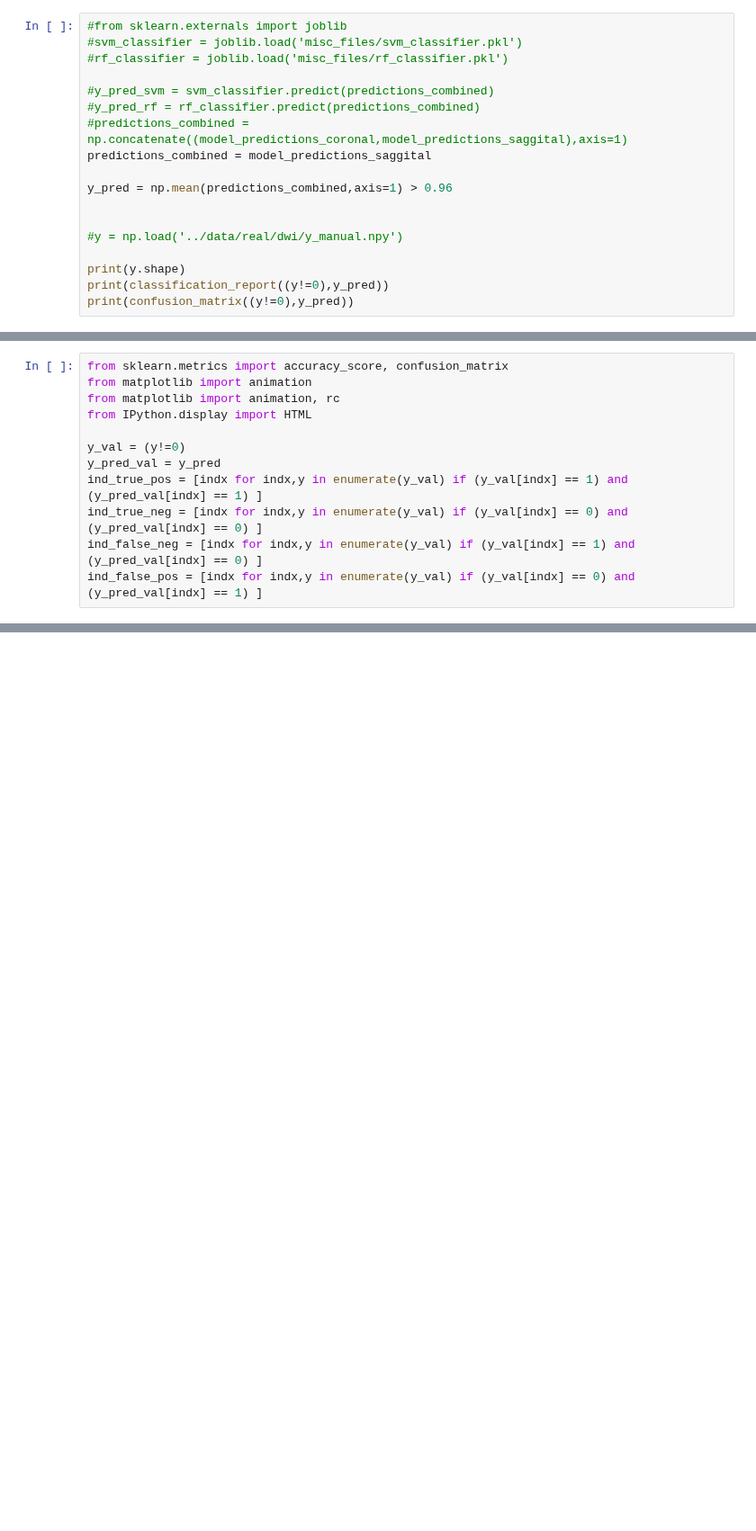
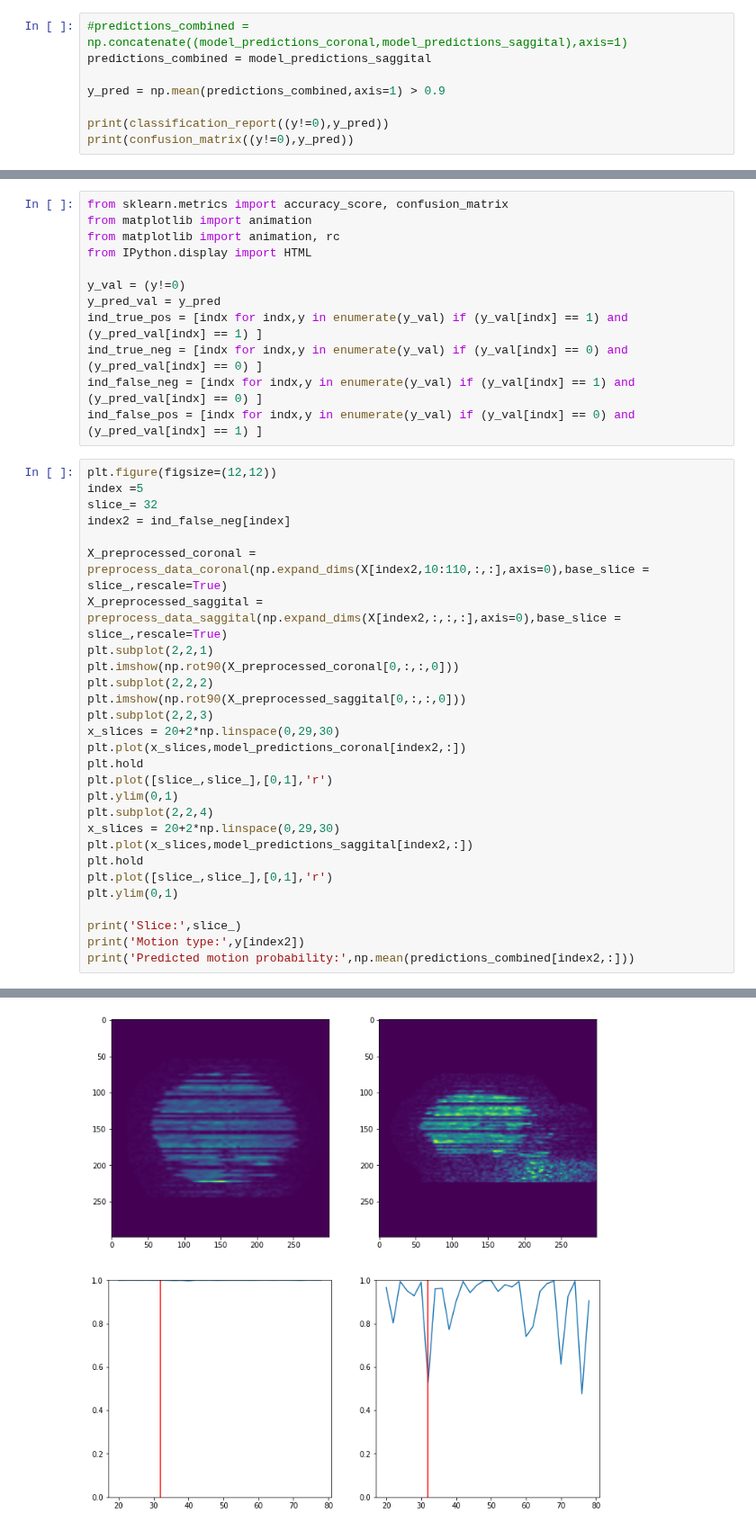
Before and after one commit to marksgraham/deep-qc, a Jupyter notebook: code/test_real.ipynb, the cells around one changed output, grey strips where cells are left out. Shown at 90% size. Saved outputs shown, nothing was run; the diff lists cells and outputs as text; blank space fills up the shorter version.

```diff
--- a/code/test_real.ipynb
+++ b/code/test_real.ipynb
@@ -242,19 +234,9 @@ IndexError: list index out of range
 # %%
-#from sklearn.externals import joblib
-#svm_classifier = joblib.load('misc_files/svm_classifier.pkl')
-#rf_classifier = joblib.load('misc_files/rf_classifier.pkl')
-
-#y_pred_svm = svm_classifier.predict(predictions_combined)
-#y_pred_rf = rf_classifier.predict(predictions_combined)
 #predictions_combined = np.concatenate((model_predictions_coronal,model_predictions_saggital),axis=1)
 predictions_combined = model_predictions_saggital
 
-y_pred = np.mean(predictions_combined,axis=1) > 0.96
+y_pred = np.mean(predictions_combined,axis=1) > 0.9
 
-
-#y = np.load('../data/real/dwi/y_manual.npy')
-
-print(y.shape)
 print(classification_report((y!=0),y_pred))
 print(confusion_matrix((y!=0),y_pred))
 # %% [output]
@@ -282,3 +263,32 @@ ind_true_pos = [indx for indx,y in enumerate(y_val) if (y_val[indx] == 1) and (y
 ind_true_neg = [indx for indx,y in enumerate(y_val) if (y_val[indx] == 0) and (y_pred_val[indx] == 0) ]
 ind_false_neg = [indx for indx,y in enumerate(y_val) if (y_val[indx] == 1) and (y_pred_val[indx] == 0) ]
 ind_false_pos = [indx for indx,y in enumerate(y_val) if (y_val[indx] == 0) and (y_pred_val[indx] == 1) ]
+# %%
+plt.figure(figsize=(12,12))
+index =5
+slice_= 32
+index2 = ind_false_neg[index]
+
+X_preprocessed_coronal = preprocess_data_coronal(np.expand_dims(X[index2,10:110,:,:],axis=0),base_slice = slice_,rescale=True)
+X_preprocessed_saggital = preprocess_data_saggital(np.expand_dims(X[index2,:,:,:],axis=0),base_slice = slice_,rescale=True)
+plt.subplot(2,2,1)
+plt.imshow(np.rot90(X_preprocessed_coronal[0,:,:,0]))
+plt.subplot(2,2,2)
+plt.imshow(np.rot90(X_preprocessed_saggital[0,:,:,0]))
+plt.subplot(2,2,3)
+x_slices = 20+2*np.linspace(0,29,30)
+plt.plot(x_slices,model_predictions_coronal[index2,:])
+plt.hold
+plt.plot([slice_,slice_],[0,1],'r')
+plt.ylim(0,1)
+plt.subplot(2,2,4)
+x_slices = 20+2*np.linspace(0,29,30)
+plt.plot(x_slices,model_predictions_saggital[index2,:])
+plt.hold
+plt.plot([slice_,slice_],[0,1],'r')
+plt.ylim(0,1)
+
+print('Slice:',slice_)
+print('Motion type:',y[index2])
+print('Predicted motion probability:',np.mean(predictions_combined[index2,:]))
+# %% [output]
@@ -284,0 +298 @@ ind_false_pos = [indx for indx,y in enumerate(y_val) if (y_val[indx] == 0) and (
+[figure, added]
```
Also changed, not shown: parts of 10 cells of this notebook.
